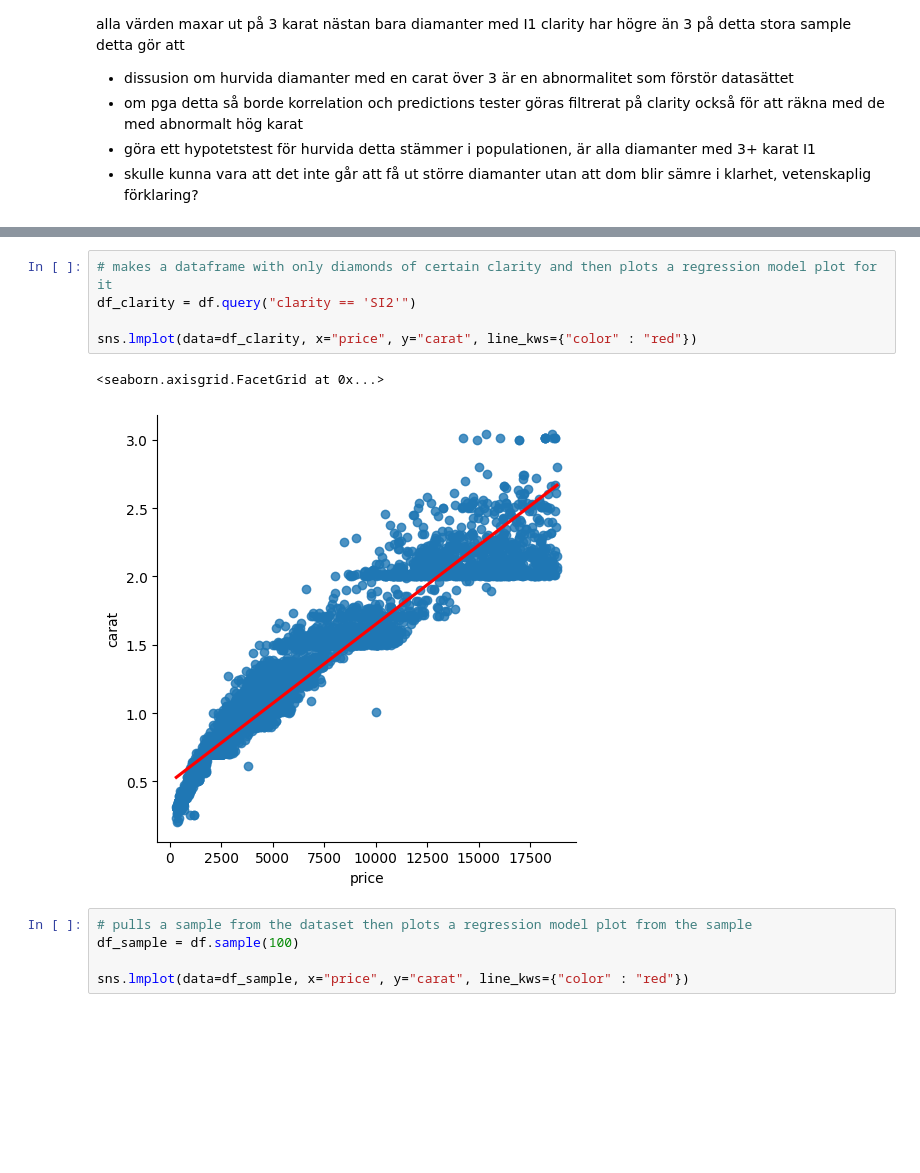
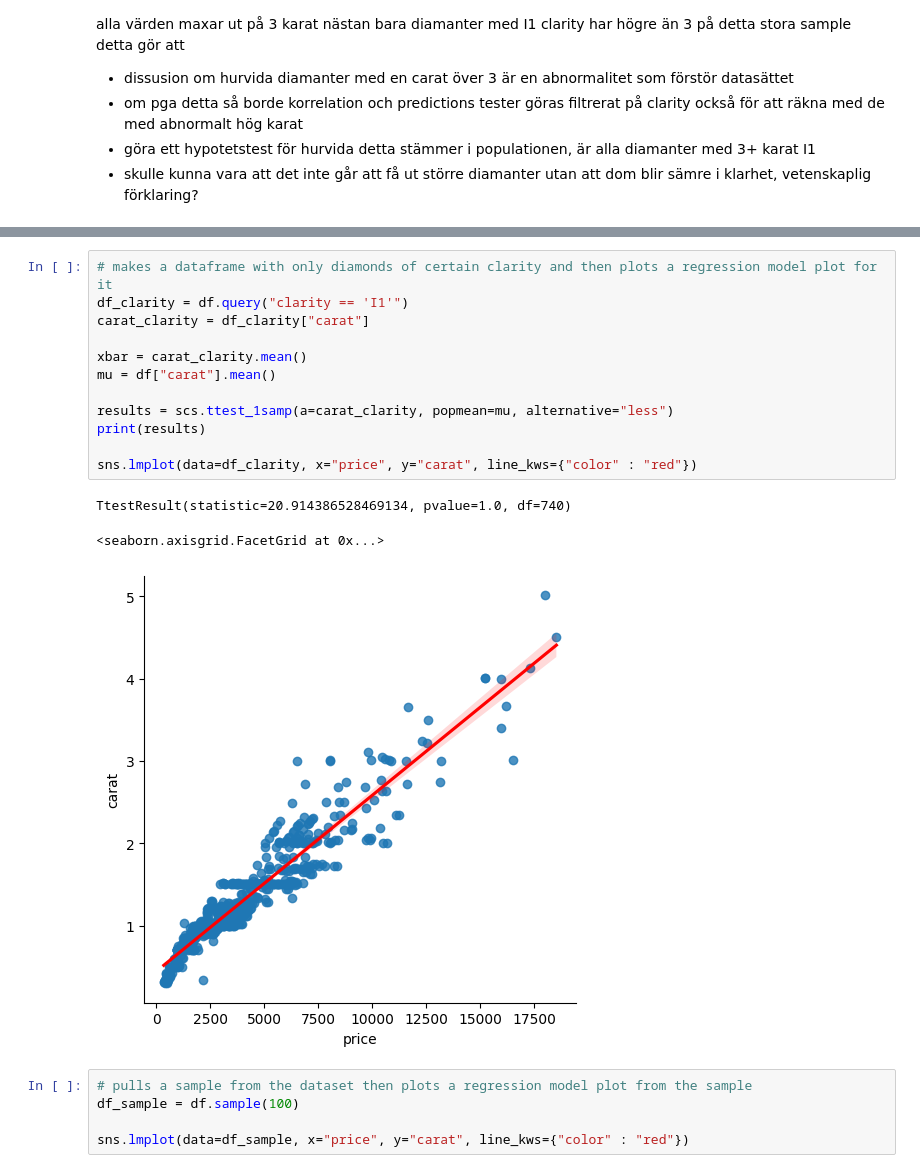
Before and after one commit to Razjoh/Stats, a Jupyter notebook: stat_lab.ipynb, the cells around one changed output, grey strips where cells are left out. Cells and saved outputs as stored; diff of their text form; blank space fills up the shorter version.

```diff
--- a/stat_lab.ipynb
+++ b/stat_lab.ipynb
@@ -115,11 +121,19 @@ alla värden maxar ut på 3 karat nästan bara diamanter med I1 clarity har hög
 # %%
 # makes a dataframe with only diamonds of certain clarity and then plots a regression model plot for it
-df_clarity = df.query("clarity == 'SI2'")
+df_clarity = df.query("clarity == 'I1'")
+carat_clarity = df_clarity["carat"]
+
+xbar = carat_clarity.mean()
+mu = df["carat"].mean()
+
+results = scs.ttest_1samp(a=carat_clarity, popmean=mu, alternative="less")
+print(results)
 
 sns.lmplot(data=df_clarity, x="price", y="carat", line_kws={"color" : "red"})
 # %% [output]
-<seaborn.axisgrid.FacetGrid at 0x...>
+TtestResult(statistic=20.914386528469134, pvalue=1.0, df=740)
+<seaborn.axisgrid.FacetGrid at 0x...>
-[figure, old version]
+[figure, new version]
 # %%
 # pulls a sample from the dataset then plots a regression model plot from the sample
 df_sample = df.sample(100)
```
Also changed, not shown: parts of 1 cell of this notebook.
